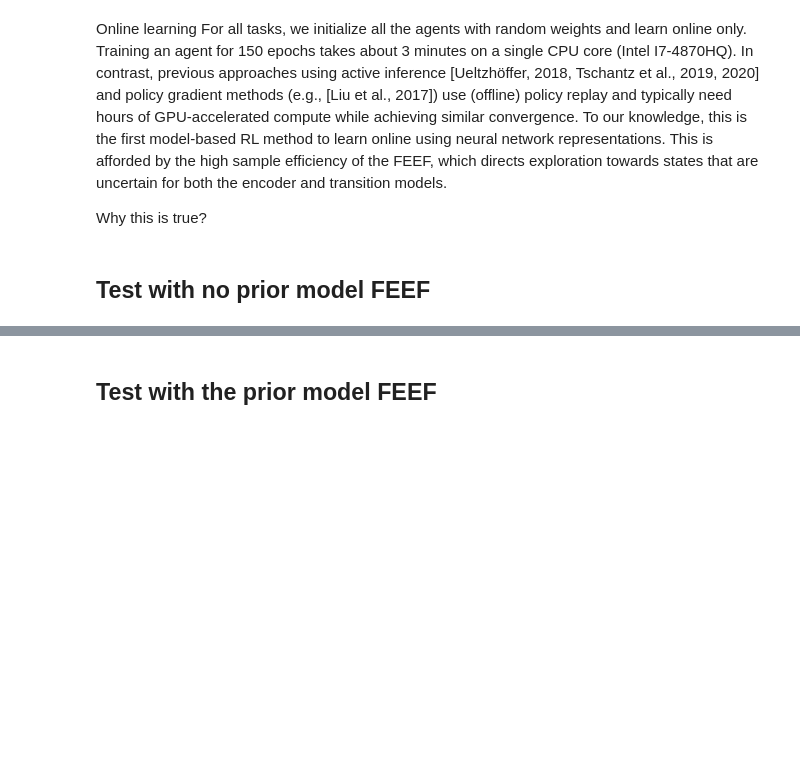
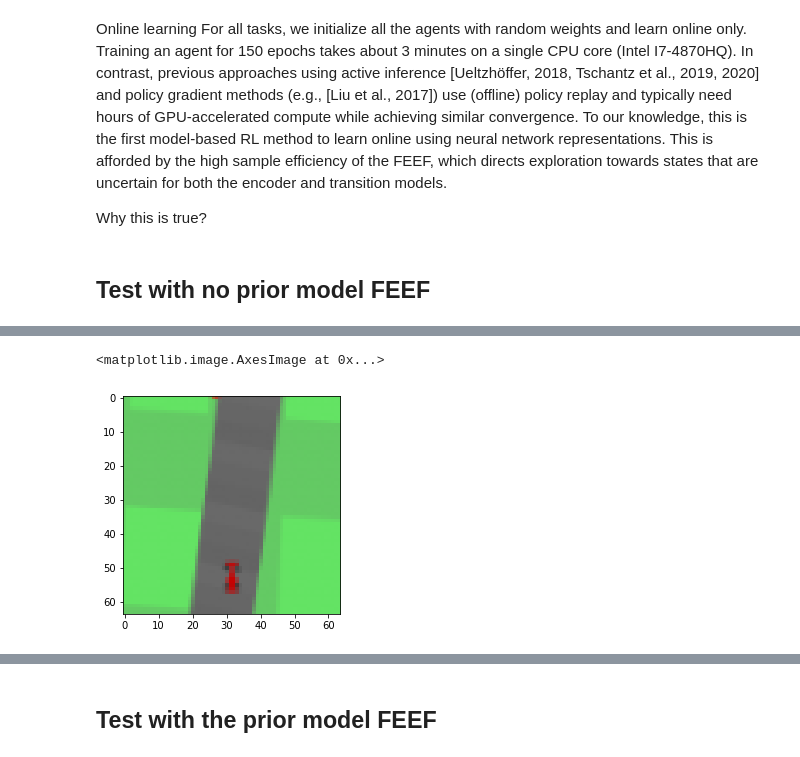
Before and after one commit to ewil32/Hybrid_Policy_Selection_DAIF, a Jupyter notebook: car_racing.ipynb, the cells around one changed output, grey strips where cells are left out. Drawn from its saved outputs; the diff is of its cells as text; code cells hidden in the pictures; blank space fills up the shorter version.

```diff
--- a/car_racing.ipynb
+++ b/car_racing.ipynb
@@ -42,0 +190,6 @@ Why this is true?
+# %%
+env = gym.make("CarRacing-v2", new_step_api=True)
+
+env.reset()
+action = env.action_space.sample()
+env.step(action)
@@ -43,9 +319,10 @@ Why this is true?
 # %%
-e = create_conv_encoder((96, 96, 3), 10)
+latent_dim = 32
+e = create_conv_encoder(input_dim=(64, 64, 3), latent_dim=latent_dim, num_filters=[16, 32, 32], dense_units=[32])
 e.summary()
-d = create_conv_decoder(10, (96, 96, 3), conv_shapes=[12, 24, 48], num_filters=[64, 32, 3], dense_units=[12 * 12 * 64])
+d = create_conv_decoder(latent_dim=latent_dim, output_shape=(64, 64, 3), deconv_shapes=[8, 16, 32], num_filters=[16, 16, 3], dense_units=[8 * 8 * 16])
 d.summary()
-cvae = ConvVAE(e, d, latent_dim=10, reg_mean=[0] * 10, reg_stddev=[1] * 10)
+cvae = ConvVAE(e, d, latent_dim=latent_dim, reg_mean=[0] * latent_dim, reg_stddev=[1] * latent_dim)
 cvae.compile(optimizer=tf.keras.optimizers.Adam())
 # %% [output]
 Model: "encoder"
@@ -122,0 +345,2 @@ array([[-0.19076669,  0.07344449],
+# %%
+cvae.fit(observations_scaled, epochs=5, batch_size=64)
@@ -122,0 +380,5 @@ array([[-0.19076669,  0.07344449],
+# %%
+plt.imshow(observations_scaled[200], cmap="gray")
+# %% [output]
+<matplotlib.image.AxesImage at 0x...>
+[figure, added]
```
Also changed, not shown: parts of 35 cells of this notebook, 3 other files.
